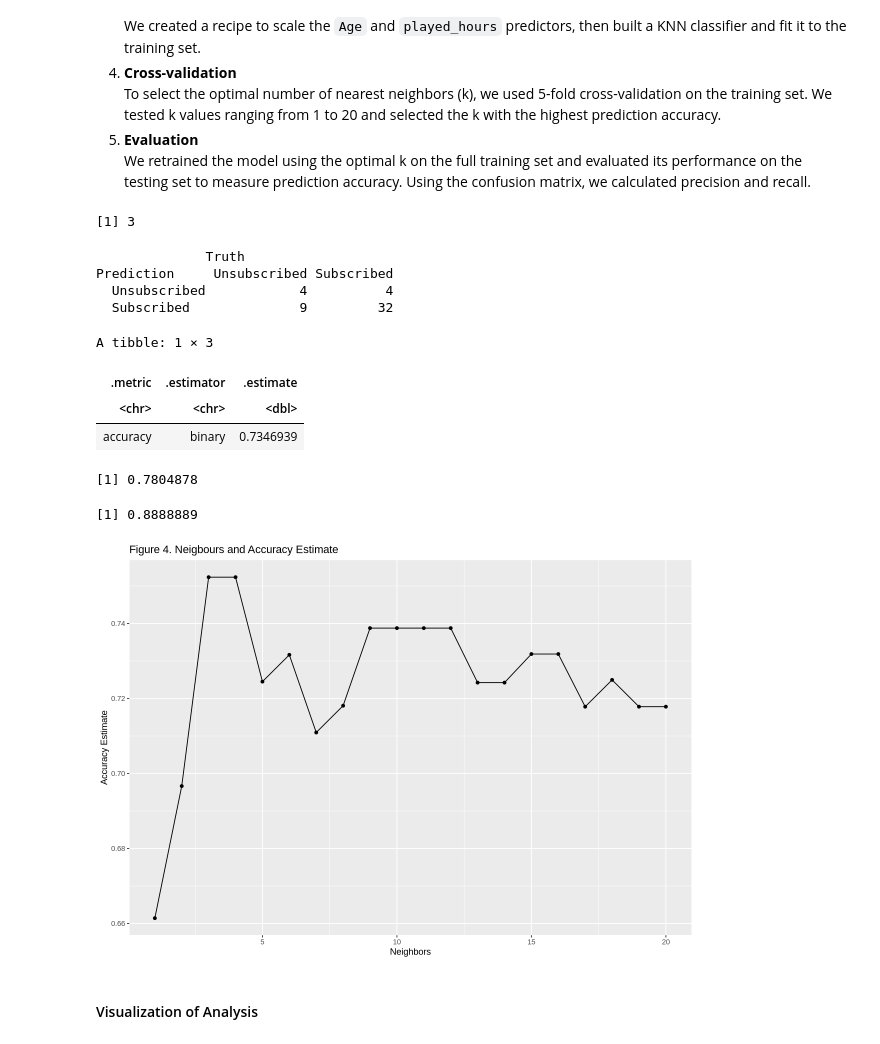
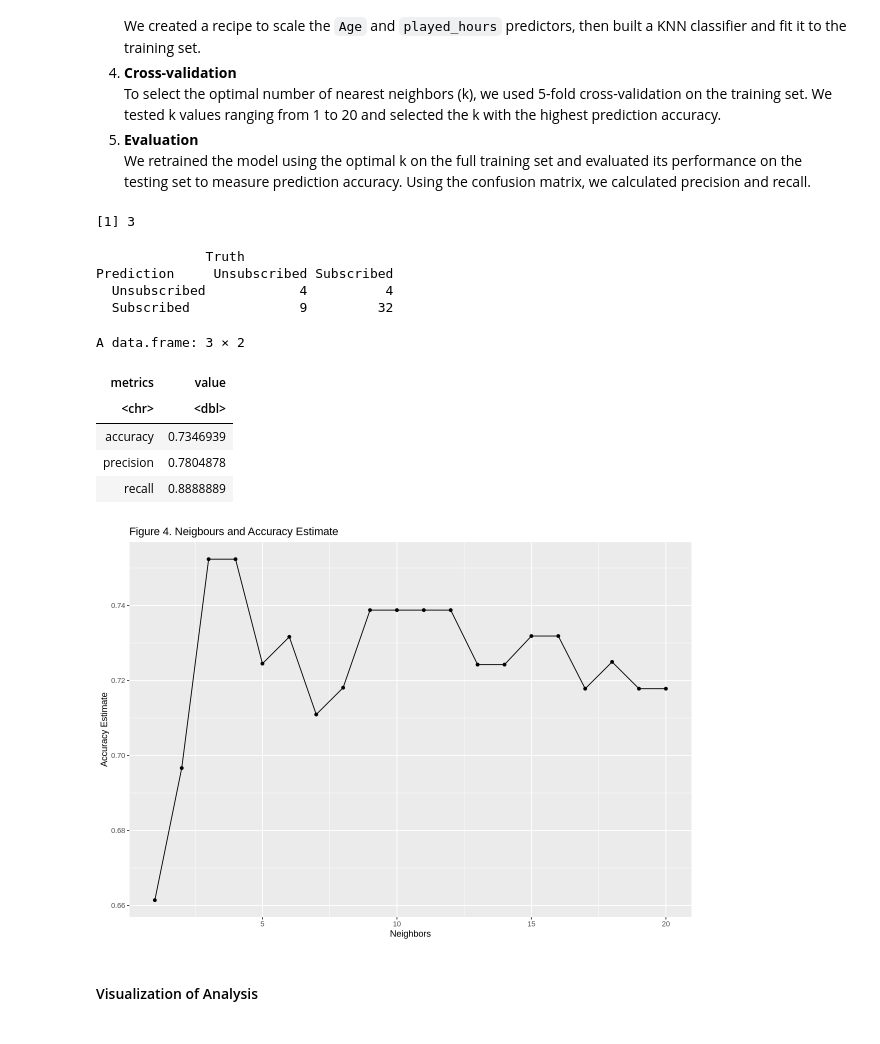
Before and after one commit to katelynteng/group_2_final_project, a Jupyter notebook: group_2_final_project.ipynb, the cells around one changed output. Drawn from its saved outputs; the diff is of its cells as text; code cells hidden in the pictures.

Commit message:
Change precision/accuracy/recall reporting

```diff
--- a/group_2_final_project.ipynb
+++ b/group_2_final_project.ipynb
@@ -278,43 +278,42 @@ accuracy_versus_k
 players_spec <- nearest_neighbor(weight_func = "rectangular", neighbors = best_k) |>
     set_engine("kknn") |>
     set_mode("classification")
 
 players_fit <- workflow() |>
     add_recipe(players_recipe) |>
     add_model(players_spec) |>
     fit(data = players_train)
 
 player_predictions <- predict(players_fit, new_data = players_test) |>
     bind_cols(players_test)
 
 #Creating a confusion matrix to show the predictions of the test dataset.
 conf_mat <- conf_mat(player_predictions, truth = subscribe, estimate = .pred_class)
 conf_mat
 
 #Using new model to predict accuracy of the test dataset.
 player_metrics <- player_predictions |>
     metrics(truth = subscribe, estimate = .pred_class) |>
     filter(.metric == "accuracy")
-player_metrics
 
 #Calculating precision and recall
 precision <- 32/(32+9)
-precision
+recall <- 32/(32+4)
 
-recall <- 32/(32+4)
-recall
+data.frame(metrics=c("accuracy", "precision", "recall"), value=c("0.7346939", "0.780487804878049", "0.888888888888889")) |>
+ mutate(value = as.numeric(value))
 # %% [output]
 [1] 3
               Truth
 Prediction     Unsubscribed Subscribed
   Unsubscribed            4          4
   Subscribed              9         32
-A tibble: 1 × 3
+A data.frame: 3 × 2
-| .metric | .estimator | .estimate |
-| <chr> | <chr> | <dbl> |
-| accuracy | binary | 0.7346939 |
+| metrics | value |
+| <chr> | <dbl> |
+| accuracy | 0.7346939 |
+| precision | 0.7804878 |
+| recall | 0.8888889 |
-[1] 0.7804878
-[1] 0.8888889
 [figure]
 # %% [markdown]
 #### Visualization of Analysis
```
